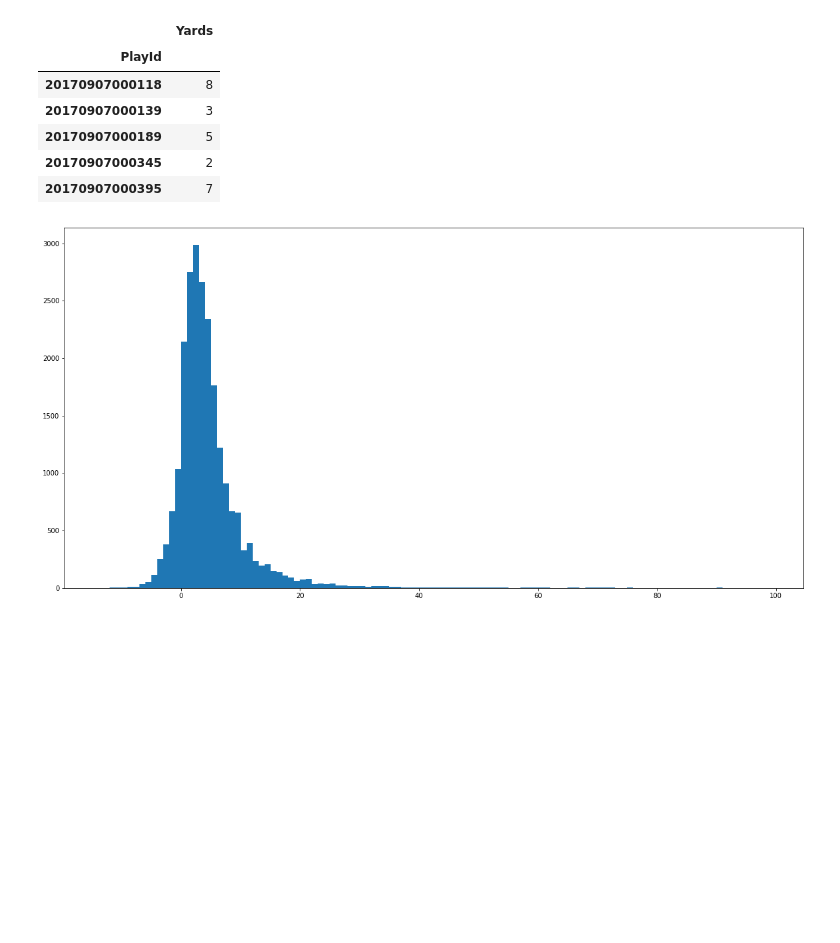
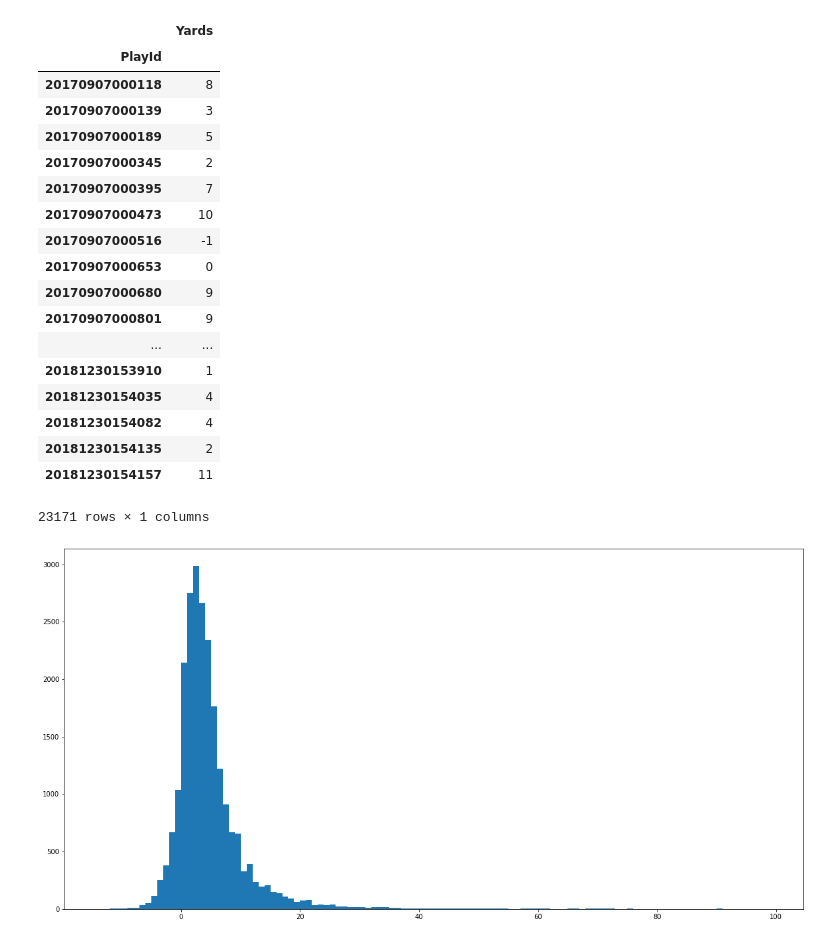
Before and after one commit to shonepatil/HDSI-NFL-Project, a Jupyter notebook: Yards_Histogram.ipynb, the cells around one changed output. Cells and saved outputs as stored; diff of their text form; code cells hidden in the pictures; blank space fills up the shorter version.

```diff
--- a/Yards_Histogram.ipynb
+++ b/Yards_Histogram.ipynb
@@ -10,15 +10,27 @@ df = pd.read_csv('train.csv')
 # %%
 # Filter data to show yards gained on each play
 yards = df.groupby('PlayId').max()[['Yards']]
-yards.head()
+yards
 # %% [output]
 |  | Yards |
 | PlayId |  |
 | 20170907000118 | 8 |
 | 20170907000139 | 3 |
 | 20170907000189 | 5 |
 | 20170907000345 | 2 |
 | 20170907000395 | 7 |
+| 20170907000473 | 10 |
+| 20170907000516 | -1 |
+| 20170907000653 | 0 |
+| 20170907000680 | 9 |
+| 20170907000801 | 9 |
+| ... | ... |
+| 20181230153910 | 1 |
+| 20181230154035 | 4 |
+| 20181230154082 | 4 |
+| 20181230154135 | 2 |
+| 20181230154157 | 11 |
+23171 rows × 1 columns
 # %%
 # Build Histogram/Probability Distribution Of Yards gained on each play
 plt.figure(figsize=(20,10))
```
Also changed, not shown: parts of 3 cells of this notebook, 2 other files.
